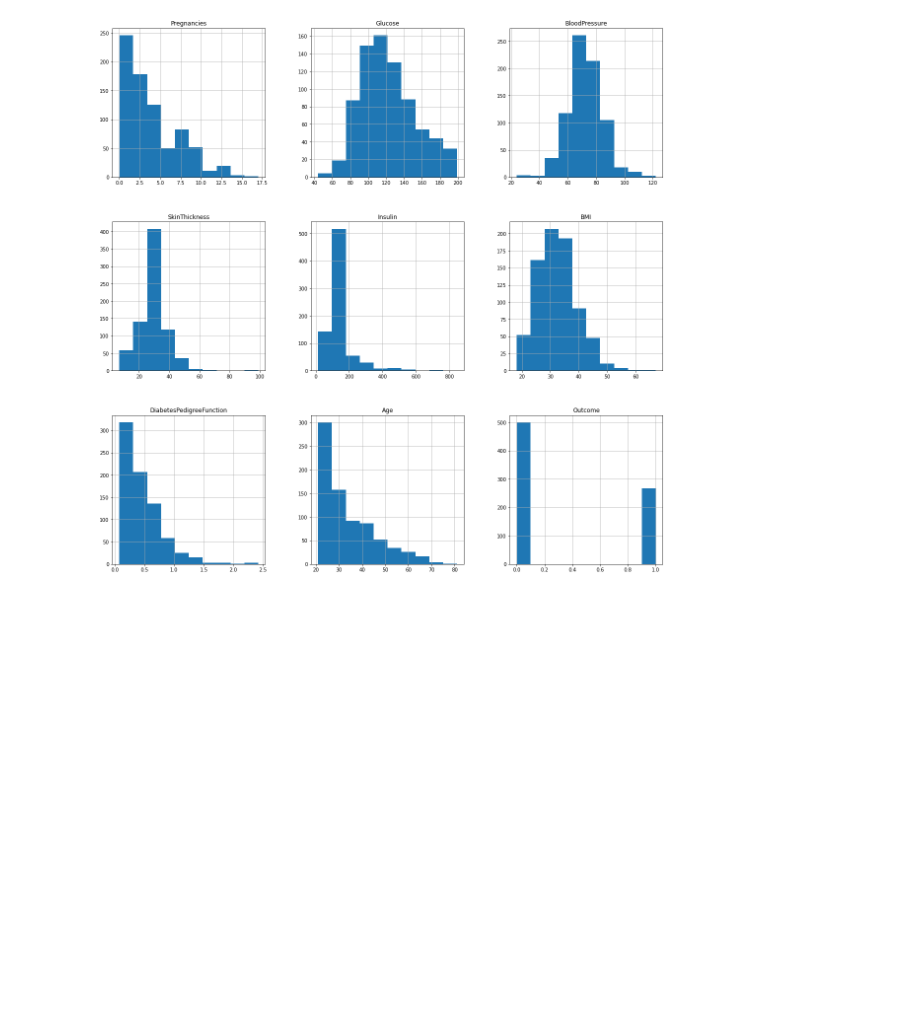
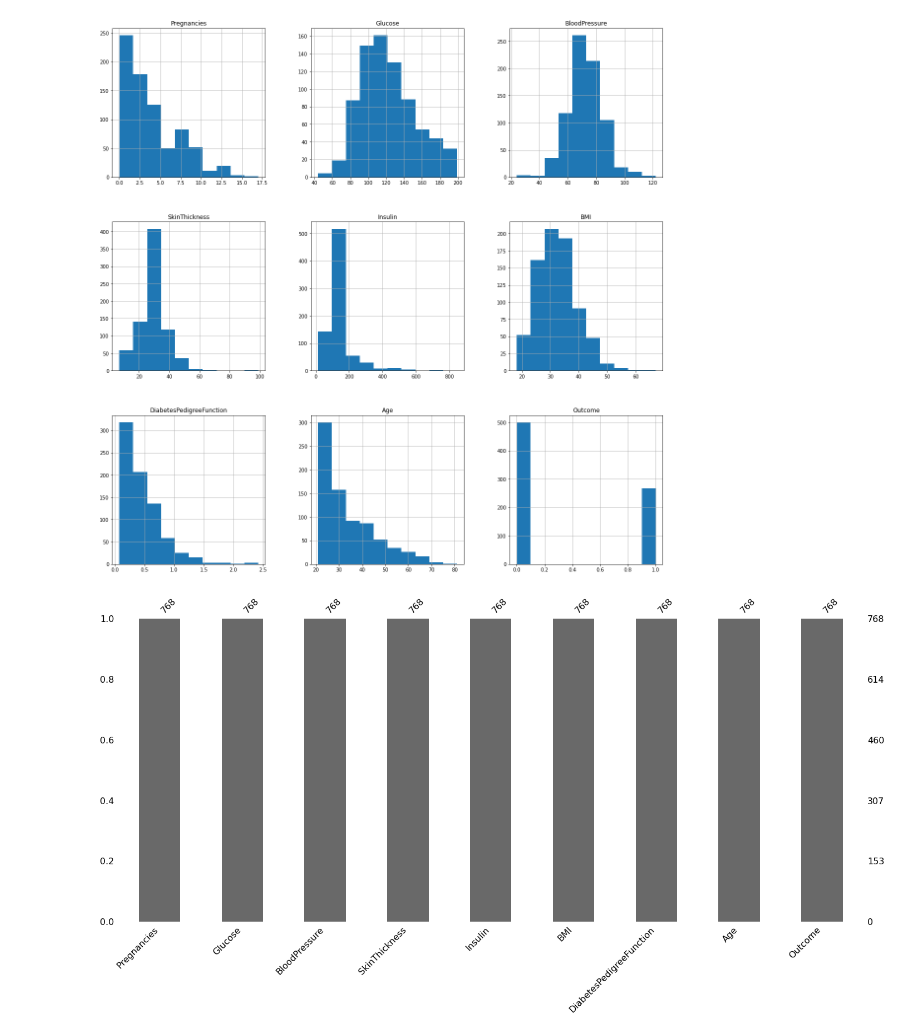
Before and after one commit to Riaduddin/EDA, a Jupyter notebook: Diabetes_Predictions/Diabetes_predictions.ipynb, the cells around one changed output. Drawn from its saved outputs; the diff is of its cells as text; code cells hidden in the pictures; blank space fills up the shorter version.

```diff
--- a/Diabetes_Predictions/Diabetes_predictions.ipynb
+++ b/Diabetes_Predictions/Diabetes_predictions.ipynb
@@ -130,3 +130,8 @@ dtype: int64
 p=data_copy.hist(figsize=(20,20))
 # %% [output]
 [figure]
+# %%
+import missingno as msno
+p=msno.bar(data_copy)
+# %% [output]
+[figure, added]
```
Also changed, not shown: parts of 28 cells of this notebook.
